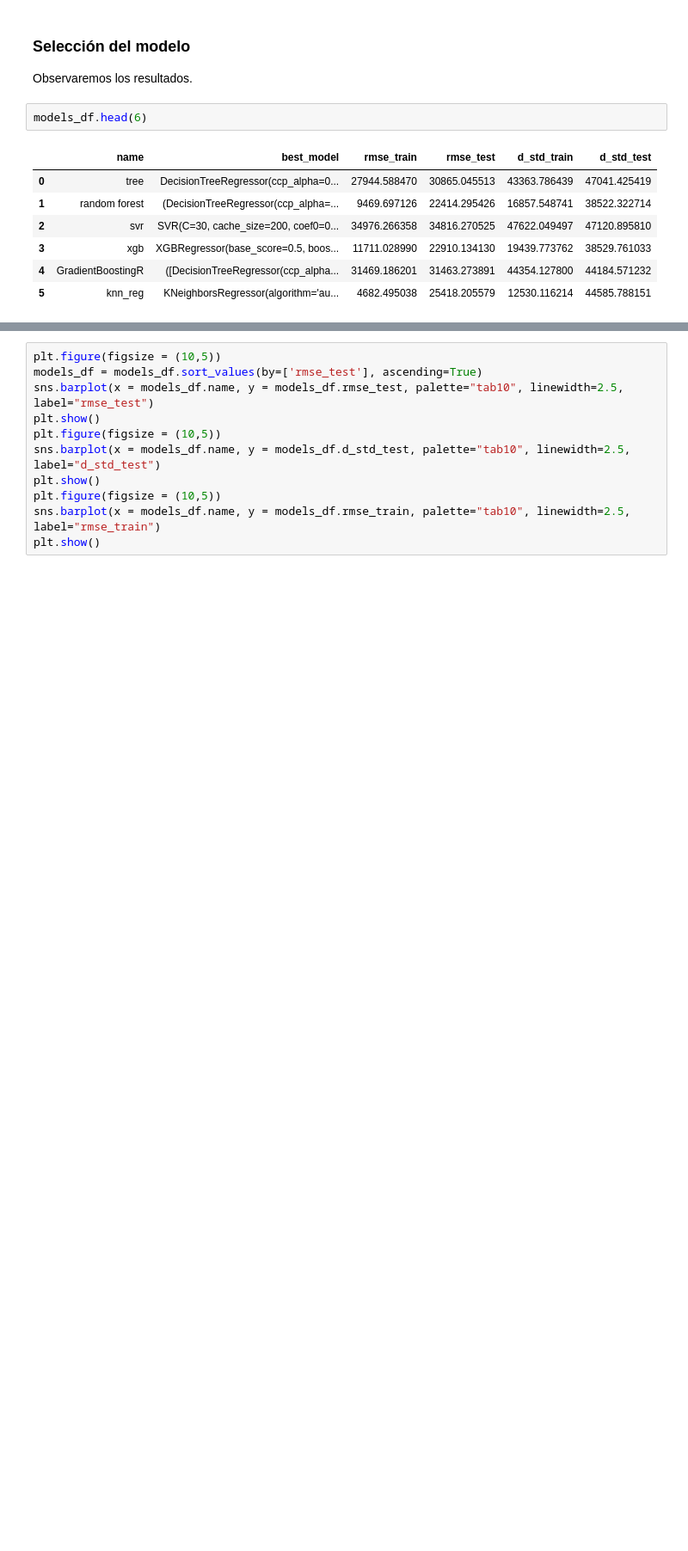
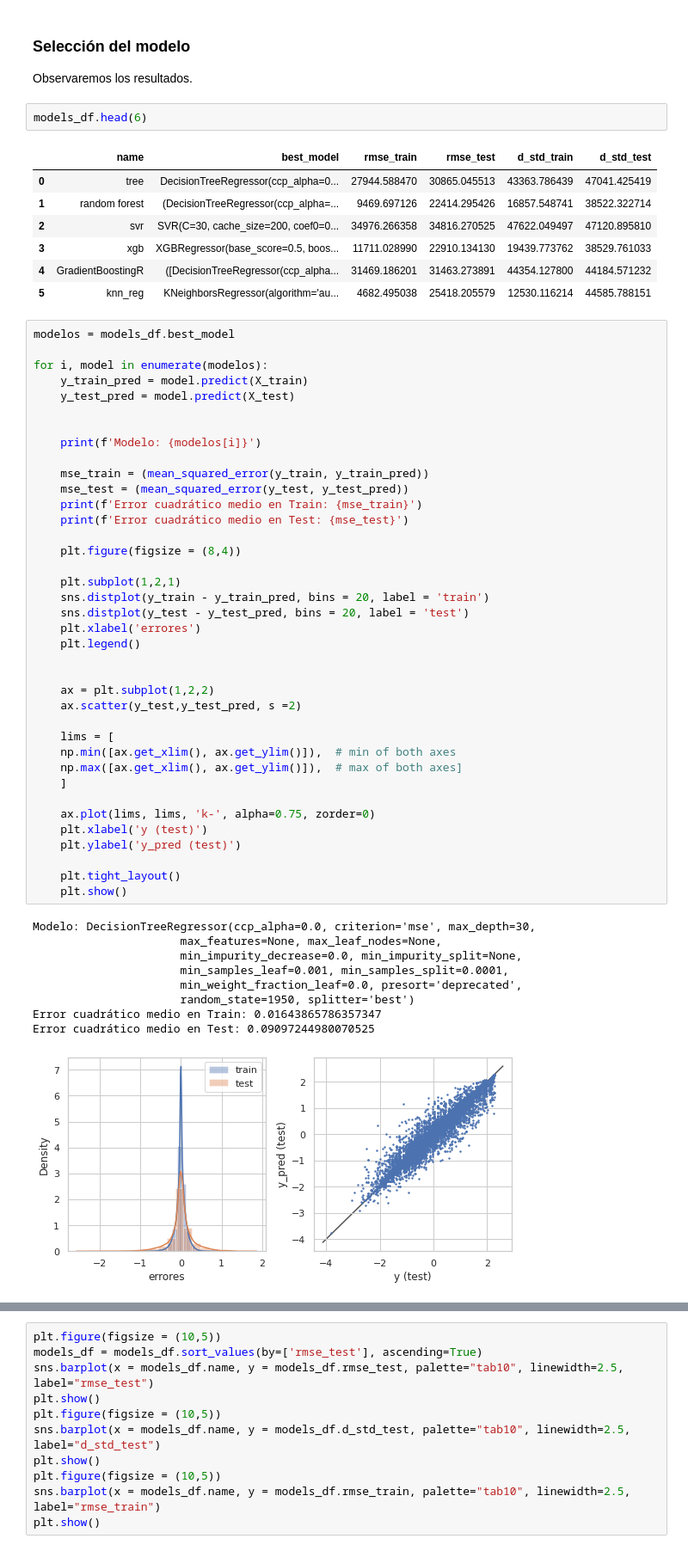
Before and after one commit to TomasGandolfoR/Precios_inmuebles_BA, a Jupyter notebook: Model.ipynb, the cells around one changed output, grey strips where cells are left out. Shown at 86% size. Saved outputs shown, nothing was run; the diff lists cells and outputs as text; blank space fills up the shorter version.

Commit message:
Model notebook v3

```diff
--- a/Model.ipynb
+++ b/Model.ipynb
@@ -611,3 +611,51 @@ models_df.head(6)
 | 3 | xgb | XGBRegressor(base_score=0.5, boos... | 11711.028990 | 22910.134130 | 19439.773762 | 38529.761033 |
 | 4 | GradientBoostingR | ([DecisionTreeRegressor(ccp_alpha... | 31469.186201 | 31463.273891 | 44354.127800 | 44184.571232 |
 | 5 | knn_reg | KNeighborsRegressor(algorithm='au... | 4682.495038 | 25418.205579 | 12530.116214 | 44585.788151 |
+# %%
+modelos = models_df.best_model
+
+for i, model in enumerate(modelos):
+    y_train_pred = model.predict(X_train)
+    y_test_pred = model.predict(X_test)
+
+
+    print(f'Modelo: {modelos[i]}')
+
+    mse_train = (mean_squared_error(y_train, y_train_pred))
+    mse_test = (mean_squared_error(y_test, y_test_pred))
+    print(f'Error cuadrático medio en Train: {mse_train}')
+    print(f'Error cuadrático medio en Test: {mse_test}')
+
+    plt.figure(figsize = (8,4))
+
+    plt.subplot(1,2,1)
+    sns.distplot(y_train - y_train_pred, bins = 20, label = 'train')
+    sns.distplot(y_test - y_test_pred, bins = 20, label = 'test')
+    plt.xlabel('errores')
+    plt.legend()
+
+
+    ax = plt.subplot(1,2,2)
+    ax.scatter(y_test,y_test_pred, s =2)
+
+    lims = [
+    np.min([ax.get_xlim(), ax.get_ylim()]),  # min of both axes
+    np.max([ax.get_xlim(), ax.get_ylim()]),  # max of both axes]
+    ]
+
+    ax.plot(lims, lims, 'k-', alpha=0.75, zorder=0)
+    plt.xlabel('y (test)')
+    plt.ylabel('y_pred (test)')
+
+    plt.tight_layout()
+    plt.show()
+# %% [output]
+Modelo: DecisionTreeRegressor(ccp_alpha=0.0, criterion='mse', max_depth=30,
+                      max_features=None, max_leaf_nodes=None,
+                      min_impurity_decrease=0.0, min_impurity_split=None,
+                      min_samples_leaf=0.001, min_samples_split=0.0001,
+                      min_weight_fraction_leaf=0.0, presort='deprecated',
+                      random_state=1950, splitter='best')
+Error cuadrático medio en Train: 0.01643865786357347
+Error cuadrático medio en Test: 0.09097244980070525
+[figure, added]
```
Also changed, not shown: parts of 1 cell of this notebook.
